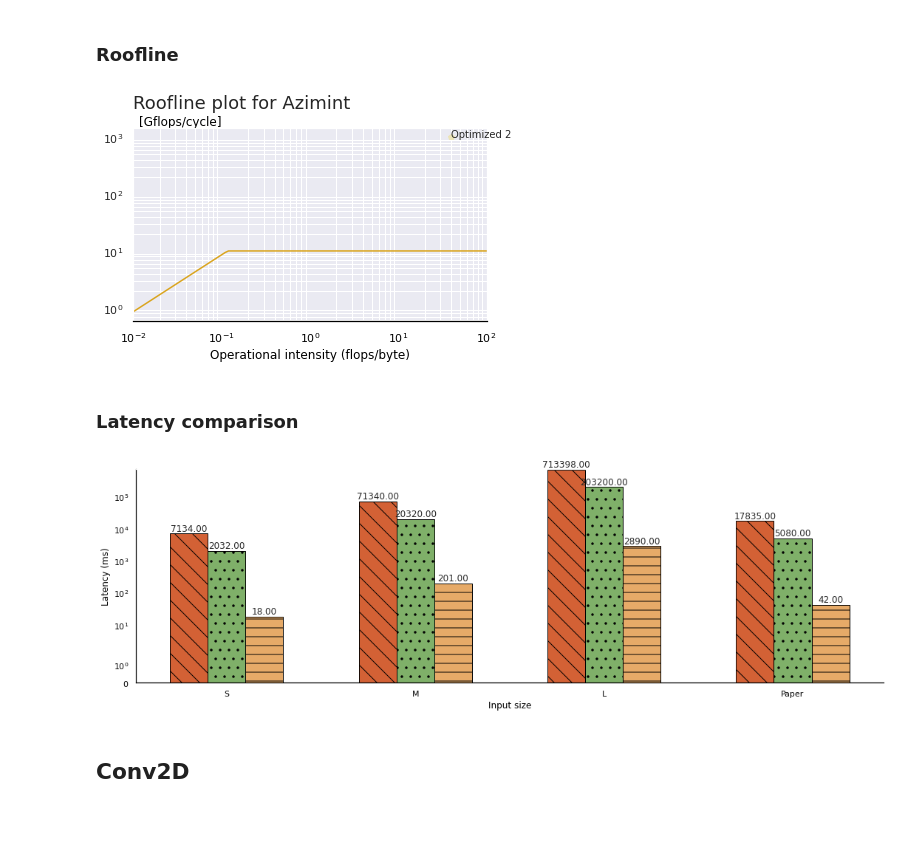
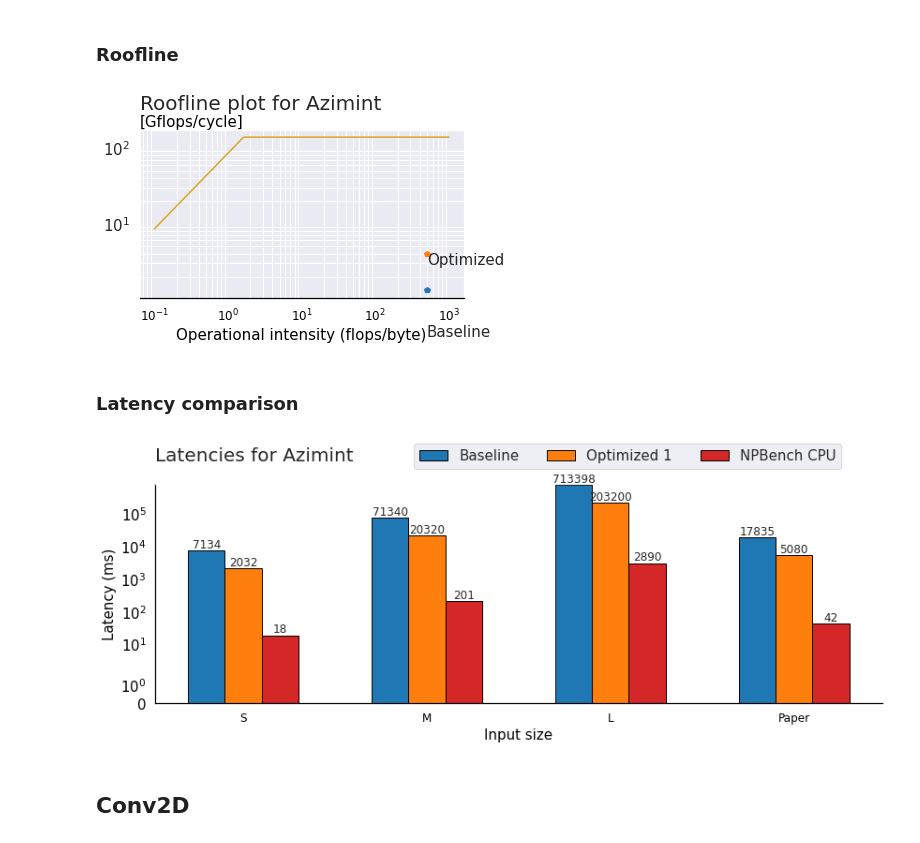
Before and after one commit to fabianlandwehr1/DPHPC-Project, a Jupyter notebook: graphs/DPHPC Graphs.ipynb, the cells around one changed output. Saved outputs shown, nothing was run; the diff lists cells and outputs as text; code cells hidden in the pictures.

Commit message:
Update graphs

```diff
--- a/graphs/DPHPC Graphs.ipynb
+++ b/graphs/DPHPC Graphs.ipynb
@@ -28,15 +46,14 @@ hatch_npbench_GPU = 'o'
 # Data points
 kernel_name = 'Azimint'
 #peak performance [GFLOPS]
-peak_perf = 10
+peak_perf = 138.65 # flops per cycle
 #bandwidth [GB/sec]
 stream_bw =  4*21.33 # 4 DRAM sticks in fpga1
 #[computational intensity, performance, color]
 kernel = [[499.88, 1.33, color_baseline],
-          [500.38, 3.94, color_optimized1],
-          [40, 1000, color_optimized2]] # TODO Last datapoint NOT available
+          [500.38, 3.94, color_optimized1]]
 
-kernel_names = ['Baseline', 'Optimized 1', 'Optimized 2']
+kernel_names = ['Baseline', 'Optimized']
 
 ################################################################
 
@@ -44,44 +61,44 @@ fig, ax = plt.subplots()
 temp = []
 
 #plot roofline
-x = np.arange(0.01,100,0.01)
+x = np.arange(0.1,1000,0.1)
 left_roof = x * stream_bw
 for i in range(len(x)):
     temp.append(min(left_roof[i],peak_perf))
 
 y = np.array(temp)
 ax.plot(x,y,color='goldenrod')
 
 #plot kernels
 for i in range(len(kernel)):
     ax.plot(kernel[i][0], kernel[i][1], 'p', color=kernel[i][2])
 
 # Add labels to each datapoint
 for i, txt in enumerate(kernel_names):
-    ax.annotate(txt, (kernel[i][0], kernel[i][1]))#, fontdict=dict(color='black', alpha=0.5))
+    ax.annotate(txt, (kernel[i][0], kernel[i][1]), (kernel[i][0] + annotation_offset, kernel[i][1] + annotation_offset))
 
-#setup plot
+## Roofline settings #########################################################################
+
 ax.set_xscale("log")
 ax.set_yscale("log")
-ax.set_xlim([0.01,100])
-ax.set_title('Roofline plot for {}'.format(kernel_name), loc='left', fontdict={'fontsize': 18, 'fontweight': 'medium'}, pad = 20)
+ax.set_title('Roofline plot for {}'.format(kernel_name), loc='left', pad = 20)
 ax.set_xlabel('Operational intensity (flops/byte)')
 ax.set_ylabel('[Gflops/cycle]', rotation=0, loc = 'top')
 ax.grid(which="both")
-ax.spines['bottom'].set_color('#000000')
+ax.spines['bottom'].set_color('black')
 ax.tick_params(axis='x', colors='black')
-# ax.xticks #TODO
 ax.xaxis.label.set_color('black')
 ax.yaxis.label.set_color('black')
 # plt.legend(loc='upper left')
-ax.yaxis.set_label_coords(0.25, .99999)
+ax.yaxis.set_label_coords(0.32, 1)
 
+# plt.xticks(x, x)
 plt.tight_layout() #Cuts waste white space
 plt.savefig('./{}_roofline.pdf'.format(kernel_name),
-            facecolor=fig.get_facecolor(),bbox_inches="tight", edgecolor='None',dpi=500)
+            facecolor=fig.get_facecolor(), bbox_inches="tight", edgecolor='None',dpi=500)
 plt.show()
 # %% [output]
-[figure, old version]
+[figure, new version]
 # %% [markdown]
 ### Latency comparison
 # %%
@@ -97,22 +114,38 @@ optimized_1 = np.array([2032,20320,203200,5080])
 npbench_cpu = np.array([18,201,2890,42])
 
 ## PLOT ####################################################################################
-fig = plt.figure(figsize=(15, 5))
+fig = plt.figure(figsize=(12, 5))
 ax1 = fig.add_subplot(111)
 ax1.set_facecolor('None')
 
 bar_width = 0.2
 
 rects3 = ax1.bar(input_size_xaxis_ticks - bar_width, baseline, width= bar_width, color=color_baseline,
-       label="Baseline", hatch=hatch_baseline, edgecolor = 'black')
+       label="Baseline", edgecolor = 'black')
 
 rects2 = ax1.bar(input_size_xaxis_ticks, optimized_1, width= bar_width, color=color_optimized1,
-       label="Optimized 1", hatch=hatch_optimized1, edgecolor = 'black')
+       label="Optimized 1", edgecolor = 'black')
 
 rects1 = ax1.bar(input_size_xaxis_ticks + bar_width, npbench_cpu, width= bar_width, color=color_npbench_CPU,
-       label="NPBench CPU", hatch=hatch_npbench_CPU, edgecolor = 'black')
+       label="NPBench CPU", edgecolor = 'black')
 
-ax.set_title('Latencies for {}'.format(kernel_name), loc='left', fontdict={'fontsize': 18, 'fontweight': 'medium'}, pad = 20)
+def autolabel(rects):
+    """
+    Attach a text label above each bar displaying its height
+    """
+    for rect in rects:
+        height = rect.get_height()
+        ax1.text(rect.get_x() + rect.get_width()/2., 1.02*height,
+                '%.0f' % height, fontsize=12,
+                ha='center', va='bottom')
+
+autolabel(rects1)
+autolabel(rects2)
+autolabel(rects3)
+
+## PLOT settings #########################################################################
+
+ax1.set_title('Latencies for {}'.format(kernel_name), loc='left', pad = 25)
 ax1.set_xlabel('Input size', color='black')
 ax1.set_ylabel('Latency (ms)', color='black')
 ax1.set_xticks(input_size_xaxis_ticks)
@@ -122,41 +155,18 @@ ax1.tick_params(axis='y', labelcolor='black')
 ax1.spines['bottom'].set_color('black')
 ax1.spines['left'].set_color('black')
 ax.tick_params(axis='x', colors='black')
-# ax.xticks #TODO
 ax.xaxis.label.set_color('black')
 ax.yaxis.label.set_color('black')
-# plt.legend(loc='upper left')
 ax.yaxis.set_label_coords(0.25, .99999)
-# plt.axvline(x=4.5, color='black')
 ax1.set_yscale('symlog')
 
-# yticklocs = [0, 1, 2, 5, 10]
-# ax1.set_yticks(yticklocs)
-# ax1.set_yticklabels(yticklocs)
-# ax1.yaxis.set_major_locator(plt.NullLocator())
-
-# ax1.autoscale(tight = True)
-
-def autolabel(rects):
-    """
-    Attach a text label above each bar displaying its height
-    """
-    for rect in rects:
-        height = rect.get_height()
-        ax1.text(rect.get_x() + rect.get_width()/2., 1.02*height,
-                '%.2f' % height, fontsize=12,
-                ha='center', va='bottom')
-
-autolabel(rects1)
-autolabel(rects2)
-autolabel(rects3)
-
+plt.legend(ncol = 3, loc='upper center', bbox_to_anchor=(0.65, 1.22))
 plt.tight_layout() #Cuts waste white space
 plt.savefig('./{}_latency.pdf'.format(kernel_name),
             facecolor=fig.get_facecolor(),bbox_inches="tight", edgecolor='None',dpi=500)
 plt.show()
 # %% [output]
-[figure, old version]
+[figure, new version]
 # %% [markdown]
 ## Conv2D
 # %% [markdown]
```
Also changed, not shown: parts of 12 cells of this notebook, 10 other files.
